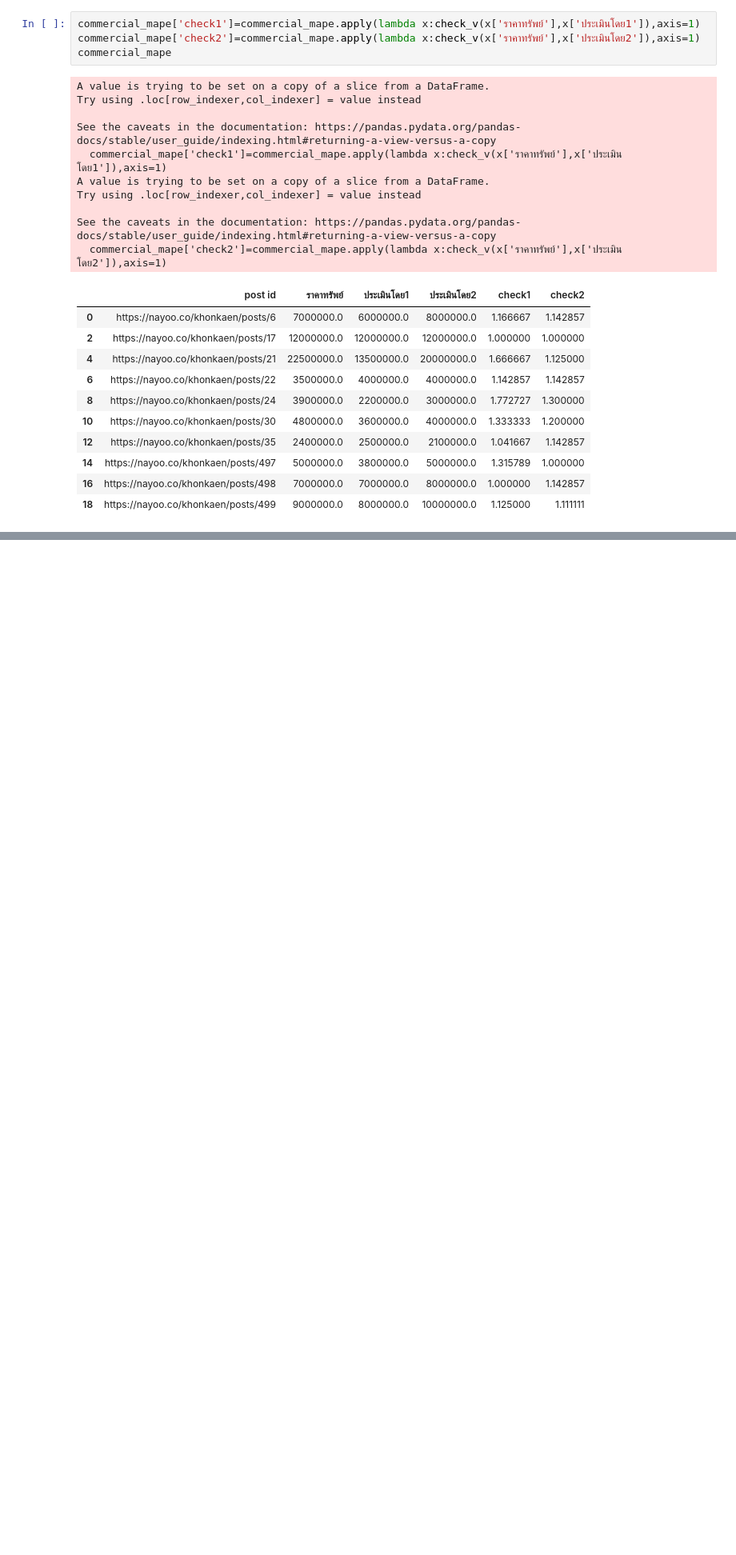
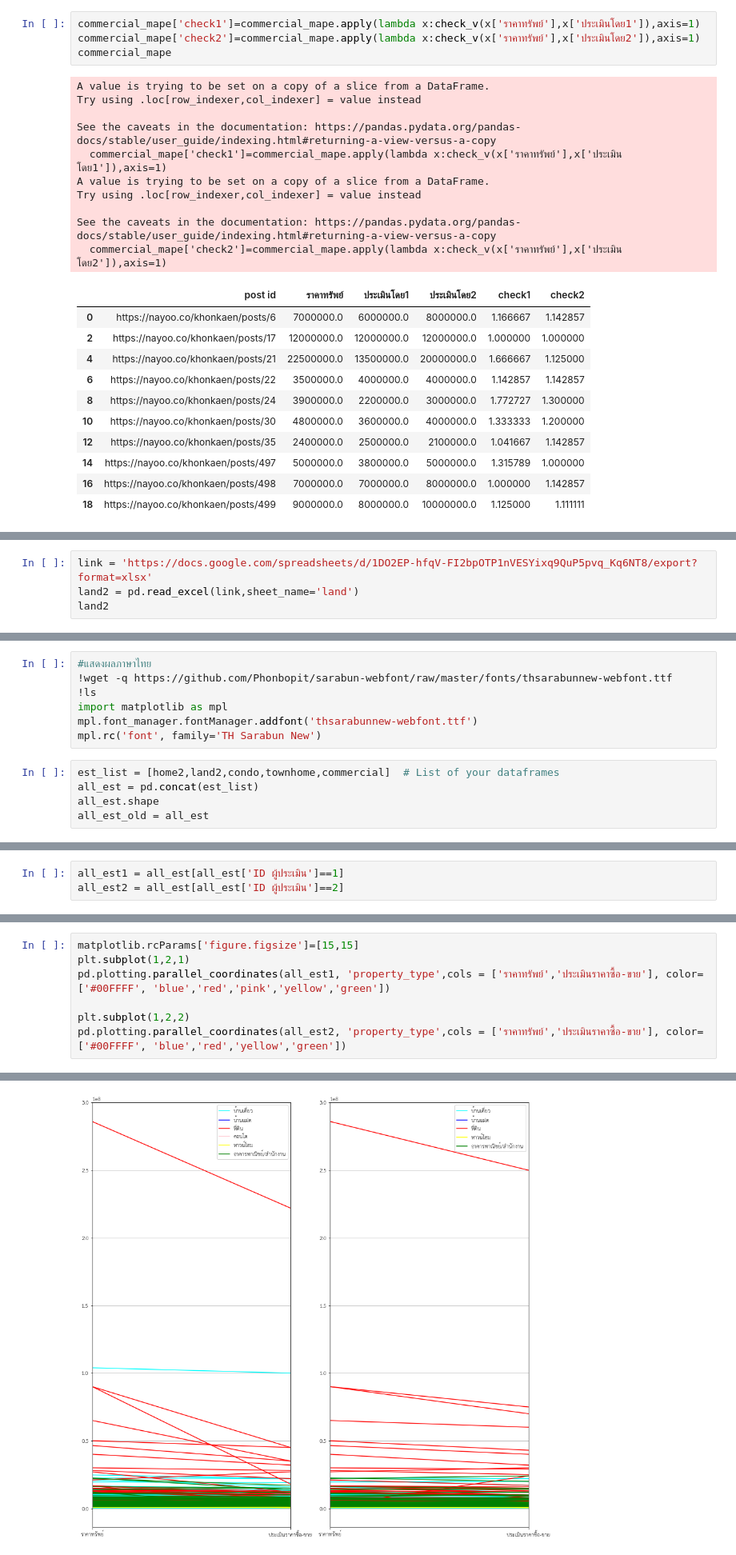
Before and after one commit to NarawitPrathansap/bsc_dpbm22, a Jupyter notebook: [dataprep1]property_estimator2.ipynb, the cells around one changed output, grey strips where cells are left out. Shown at 80% size. Drawn from its saved outputs; the diff is of its cells as text; blank space fills up the shorter version.

```diff
--- a/[dataprep1]property_estimator2.ipynb
+++ b/[dataprep1]property_estimator2.ipynb
@@ -940,0 +1550,4 @@ est1_land2
+# %%
+link = 'https://docs.google.com/spreadsheets/d/1DO2EP-hfqV-FI2bpOTP1nVESYixq9QuP5pvq_Kq6NT8/export?format=xlsx'
+land2 = pd.read_excel(link,sheet_name='land')
+land2
@@ -940,0 +1600,12 @@ est1_land2
+# %%
+#แสดงผลภาษาไทย
+!wget -q https://github.com/Phonbopit/sarabun-webfont/raw/master/fonts/thsarabunnew-webfont.ttf
+!ls
+import matplotlib as mpl
+mpl.font_manager.fontManager.addfont('thsarabunnew-webfont.ttf')
+mpl.rc('font', family='TH Sarabun New')
+# %%
+est_list = [home2,land2,condo,townhome,commercial]  # List of your dataframes
+all_est = pd.concat(est_list)
+all_est.shape
+all_est_old = all_est
@@ -940,0 +1620,3 @@ est1_land2
+# %%
+all_est1 = all_est[all_est['ID ผู้ประเมิน']==1]
+all_est2 = all_est[all_est['ID ผู้ประเมิน']==2]
@@ -940,0 +1646,8 @@ est1_land2
+# %%
+matplotlib.rcParams['figure.figsize']=[15,15]
+plt.subplot(1,2,1)
+pd.plotting.parallel_coordinates(all_est1, 'property_type',cols = ['ราคาทรัพย์','ประเมินราคาซื้อ-ขาย'], color=['#00FFFF', 'blue','red','pink','yellow','green'])
+
+plt.subplot(1,2,2)
+pd.plotting.parallel_coordinates(all_est2, 'property_type',cols = ['ราคาทรัพย์','ประเมินราคาซื้อ-ขาย'], color=['#00FFFF', 'blue','red','yellow','green'])
+# %% [output]
@@ -940,0 +1655 @@ est1_land2
+[figure, added]
```
Also changed, not shown: parts of 102 cells of this notebook.
